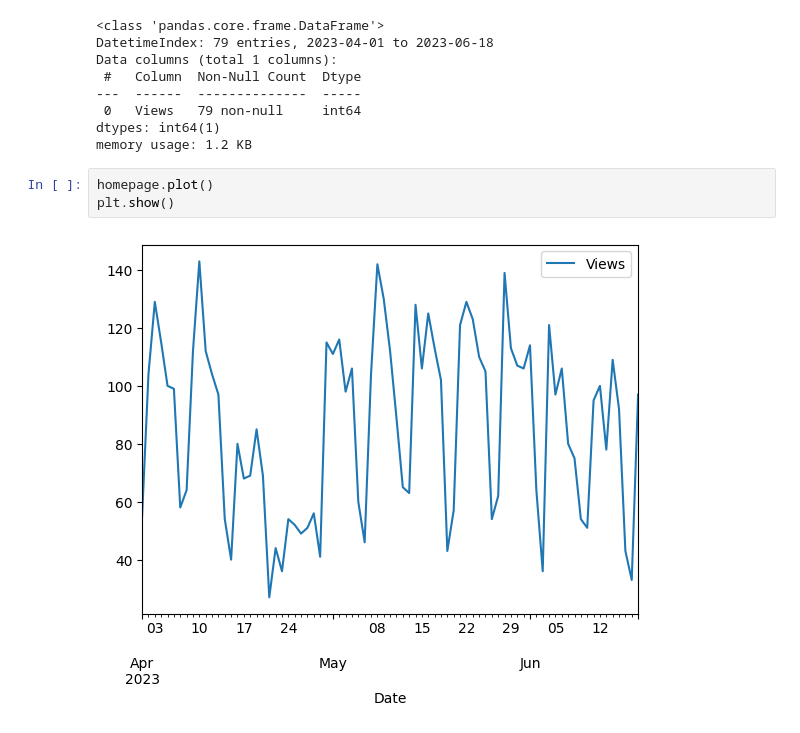
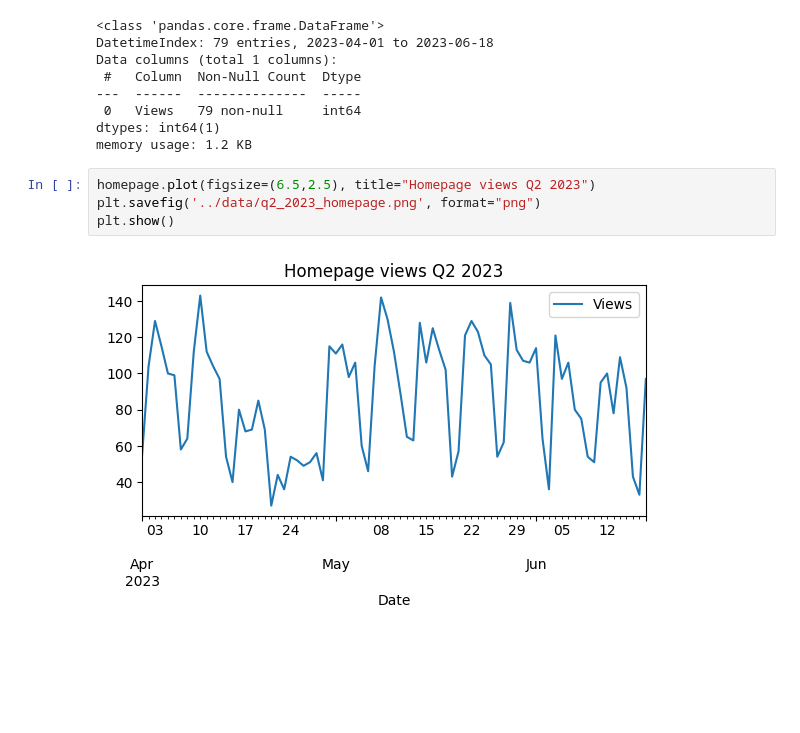
Before and after one commit to kaust-library-systems/QuarterlyReport, a Jupyter notebook: src/homepage.ipynb, the cells around one changed output. Cells and saved outputs as stored; diff of their text form; blank space fills up the shorter version.

Commit message:
Homepage views plot

```diff
--- a/src/homepage.ipynb
+++ b/src/homepage.ipynb
@@ -28,8 +28,9 @@ Data columns (total 1 columns):
  0   Views   79 non-null     int64
 dtypes: int64(1)
 memory usage: 1.2 KB
-# %%
-homepage.plot()
-plt.show()
-# %% [output]
-[figure, removed]
+# %%
+homepage.plot(figsize=(6.5,2.5), title="Homepage views Q2 2023")
+plt.savefig('../data/q2_2023_homepage.png', format="png")
+plt.show()
+# %% [output]
+[figure, added]
```
